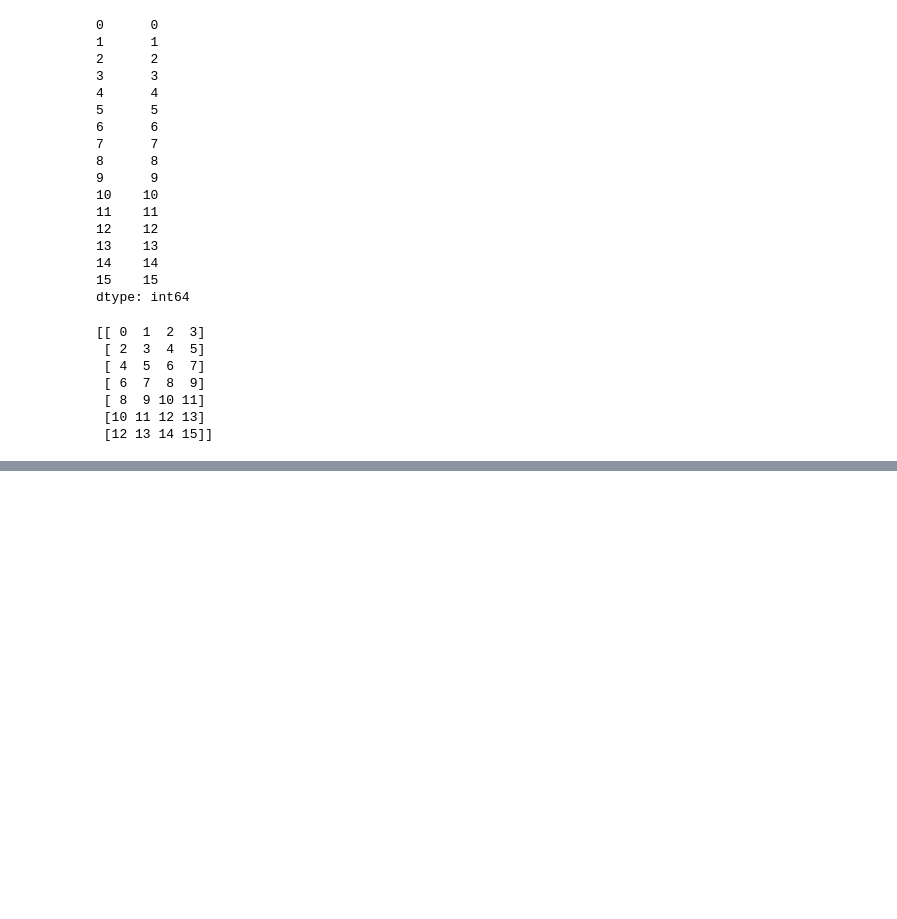
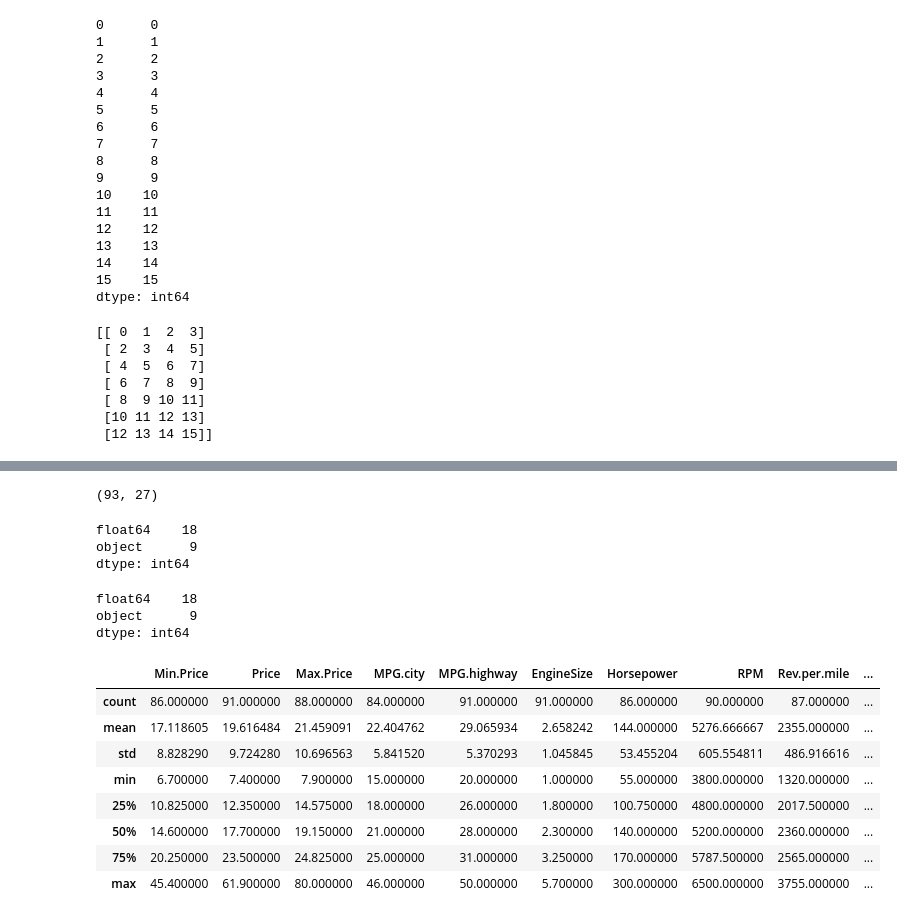
Before and after one commit to aloiswirth/Python_training, a Jupyter notebook: Pandas_execises_2.ipynb, the cells around one changed output, grey strips where cells are left out. Drawn from its saved outputs; the diff is of its cells as text; code cells hidden in the pictures; blank space fills up the shorter version.

```diff
--- a/Pandas_execises_2.ipynb
+++ b/Pandas_execises_2.ipynb
@@ -72,0 +102,3 @@ print(ser_reshape)
+# %%
+df_cars93 = pd.read_csv('https://raw.githubusercontent.com/selva86/datasets/master/Cars93_miss.csv')
+print(df_cars93.head())
@@ -72,0 +123,32 @@ print(ser_reshape)
+# %%
+# number of rows and columns
+print(df_cars93.shape)
+# %% [output]
+(93, 27)
+# %%
+# how many columns under each datatype
+print(df_cars93.get_dtype_counts())
+# %% [output]
+float64    18
+object      9
+dtype: int64
+# %%
+# same information with other functions
+print(df_cars93.dtypes.value_counts())
+# %% [output]
+float64    18
+object      9
+dtype: int64
+# %%
+# and now the summary statistics
+df_cars93.describe()
+# %% [output]
+|  | Min.Price | Price | Max.Price | MPG.city | MPG.highway | EngineSize | Horsepower | RPM | Rev.per.mile | ... |
+| count | 86.000000 | 91.000000 | 88.000000 | 84.000000 | 91.000000 | 91.000000 | 86.000000 | 90.000000 | 87.000000 | ... |
+| mean | 17.118605 | 19.616484 | 21.459091 | 22.404762 | 29.065934 | 2.658242 | 144.000000 | 5276.666667 | 2355.000000 | ... |
+| std | 8.828290 | 9.724280 | 10.696563 | 5.841520 | 5.370293 | 1.045845 | 53.455204 | 605.554811 | 486.916616 | ... |
+| min | 6.700000 | 7.400000 | 7.900000 | 15.000000 | 20.000000 | 1.000000 | 55.000000 | 3800.000000 | 1320.000000 | ... |
+| 25% | 10.825000 | 12.350000 | 14.575000 | 18.000000 | 26.000000 | 1.800000 | 100.750000 | 4800.000000 | 2017.500000 | ... |
+| 50% | 14.600000 | 17.700000 | 19.150000 | 21.000000 | 28.000000 | 2.300000 | 140.000000 | 5200.000000 | 2360.000000 | ... |
+| 75% | 20.250000 | 23.500000 | 24.825000 | 25.000000 | 31.000000 | 3.250000 | 170.000000 | 5787.500000 | 2565.000000 | ... |
+| max | 45.400000 | 61.900000 | 80.000000 | 46.000000 | 50.000000 | 5.700000 | 300.000000 | 6500.000000 | 3755.000000 | ... |
```
Also changed, not shown: parts of 23 cells of this notebook.
